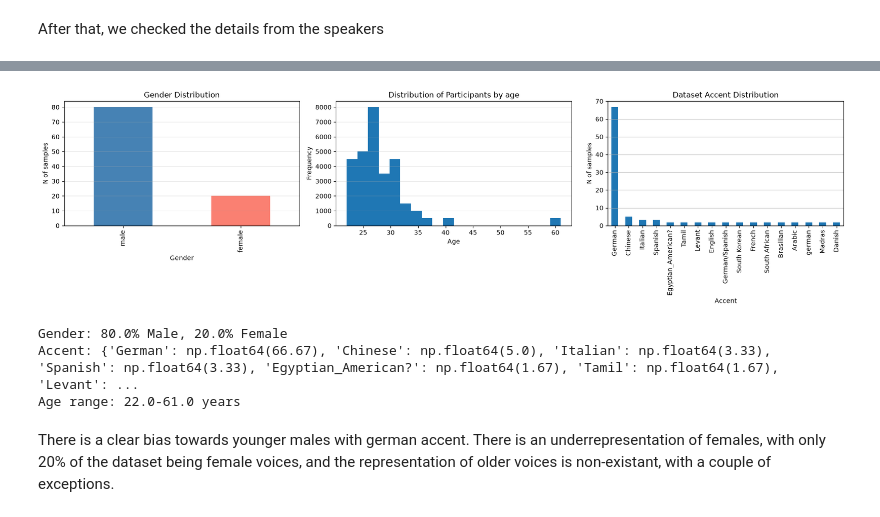
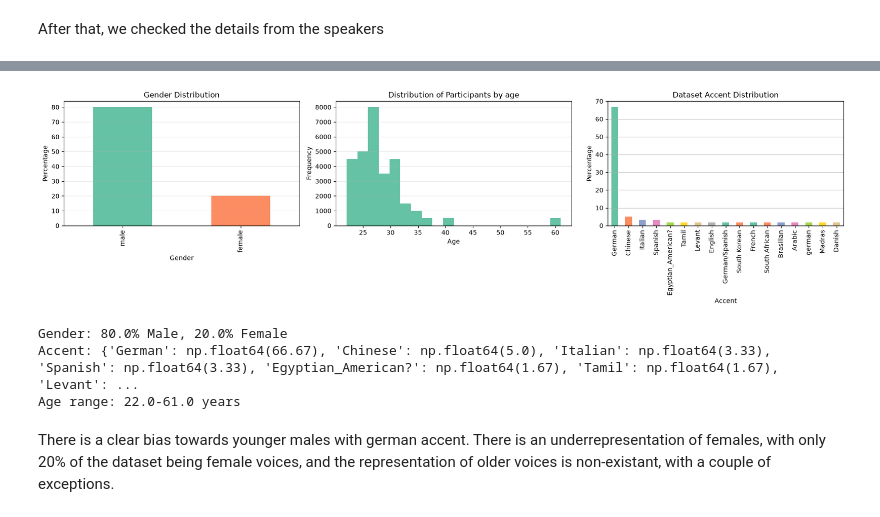
Before and after one commit to AmetsMarti/SDOML-project1, a Jupyter notebook: notebooks/00_download_dataset.ipynb, the cells around one changed output, grey strips where cells are left out. Saved outputs shown, nothing was run; the diff lists cells and outputs as text; code cells hidden in the pictures.

```diff
--- a/notebooks/00_download_dataset.ipynb
+++ b/notebooks/00_download_dataset.ipynb
@@ -124,47 +124,47 @@ fig, axs = plt.subplots(1, 3, figsize=(18, 5))
 
 #Gender distribution
 gender_count = df["gender"].value_counts(normalize=True)*100
-gender_count.plot.bar(ax=axs[0], color= ['steelblue', 'salmon'])
+gender_count.plot.bar(ax=axs[0], color=palette[:len(gender_count)])
 axs[0].set_title("Gender Distribution")
 axs[0].set_xlabel("Gender")
-axs[0].set_ylabel("N of samples")
+axs[0].set_ylabel("Percentage")
 axs[0].grid(axis="y", alpha=0.3)
 
 
 # Age Histogram
 age_count = df["age"].value_counts(normalize=True)*100
-df['age'].hist(ax=axs[1], bins=20)
+df['age'].hist(ax=axs[1], bins=20, color=palette[0])
 axs[1].set_xlabel('Age')
 axs[1].set_ylabel('Frequency')
 axs[1].set_title('Distribution of Participants by age')
 axs[1].grid(axis="y", alpha=0.3)
 axs[1].xaxis.grid(False)
 
 
 #Digit distribution
 # digit_counts = df["digit"].value_counts().sort_index()
 # digit_counts.plot.pie(ax=axs[1], colors=palette[:len(digit_counts)])
 # axs[1].set_title("Dataset Digit Distribution")
 # axs[1].set_xlabel("Digit")
 
 
 #Accent distribution
 accent_count = df["accent"].value_counts(normalize=True)*100
-accent_count.plot.bar(ax=axs[2])
+accent_count.plot.bar(ax=axs[2], color=palette[:len(accent_count)])
 axs[2].set_title("Dataset Accent Distribution")
 axs[2].set_xlabel("Accent")
-axs[2].set_ylabel("N of samples")
+axs[2].set_ylabel("Percentage")
 axs[2].grid(axis="y", alpha=0.7)
 
 
 plt.tight_layout()
 plt.show()
 
 print(f"\nGender: {gender_count["male"]}% Male, {gender_count["female"]}% Female")
 print(f"Accent: {dict(accent_count.round(2))}")
 print(f"Age range: {df['age'].min()}-{df['age'].max()} years")
 # %% [output]
-[figure, old version]
+[figure, new version]
 Gender: 80.0% Male, 20.0% Female
 Accent: {'German': np.float64(66.67), 'Chinese': np.float64(5.0), 'Italian': np.float64(3.33), 'Spanish': np.float64(3.33), 'Egyptian_American?': np.float64(1.67), 'Tamil': np.float64(1.67), 'Levant': ...
 Age range: 22.0-61.0 years
```
Also changed, not shown: parts of 3 cells of this notebook.
